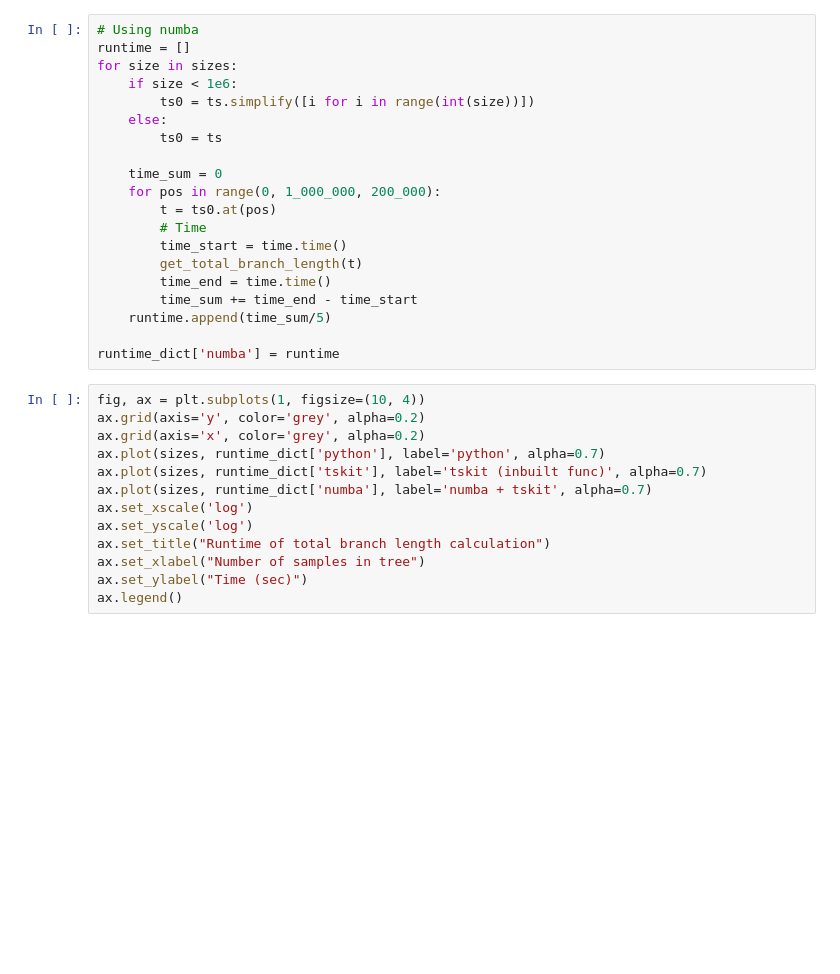
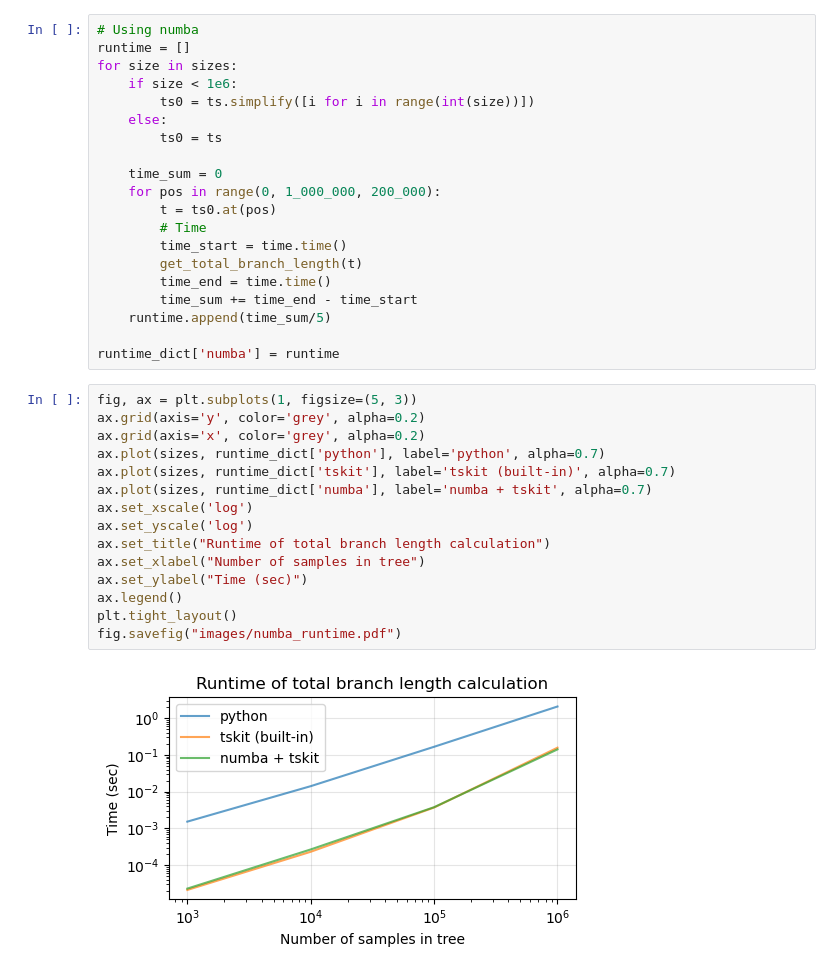
Before and after one commit to petrelharp/progen-2023, a Jupyter notebook: new-features-blurb.ipynb, the cells around one changed output. Saved outputs shown, nothing was run; the diff lists cells and outputs as text; blank space fills up the shorter version.

```diff
--- a/new-features-blurb.ipynb
+++ b/new-features-blurb.ipynb
@@ -106,15 +110,19 @@ for size in sizes:
 
 runtime_dict['numba'] = runtime
 # %%
-fig, ax = plt.subplots(1, figsize=(10, 4))
+fig, ax = plt.subplots(1, figsize=(5, 3))
 ax.grid(axis='y', color='grey', alpha=0.2)
 ax.grid(axis='x', color='grey', alpha=0.2)
 ax.plot(sizes, runtime_dict['python'], label='python', alpha=0.7)
-ax.plot(sizes, runtime_dict['tskit'], label='tskit (inbuilt func)', alpha=0.7)
+ax.plot(sizes, runtime_dict['tskit'], label='tskit (built-in)', alpha=0.7)
 ax.plot(sizes, runtime_dict['numba'], label='numba + tskit', alpha=0.7)
 ax.set_xscale('log')
 ax.set_yscale('log')
 ax.set_title("Runtime of total branch length calculation")
 ax.set_xlabel("Number of samples in tree")
 ax.set_ylabel("Time (sec)")
 ax.legend()
+plt.tight_layout()
+fig.savefig("images/numba_runtime.pdf")
+# %% [output]
+[figure, added]
```
Also changed, not shown: parts of 2 cells of this notebook, 6 other files.
